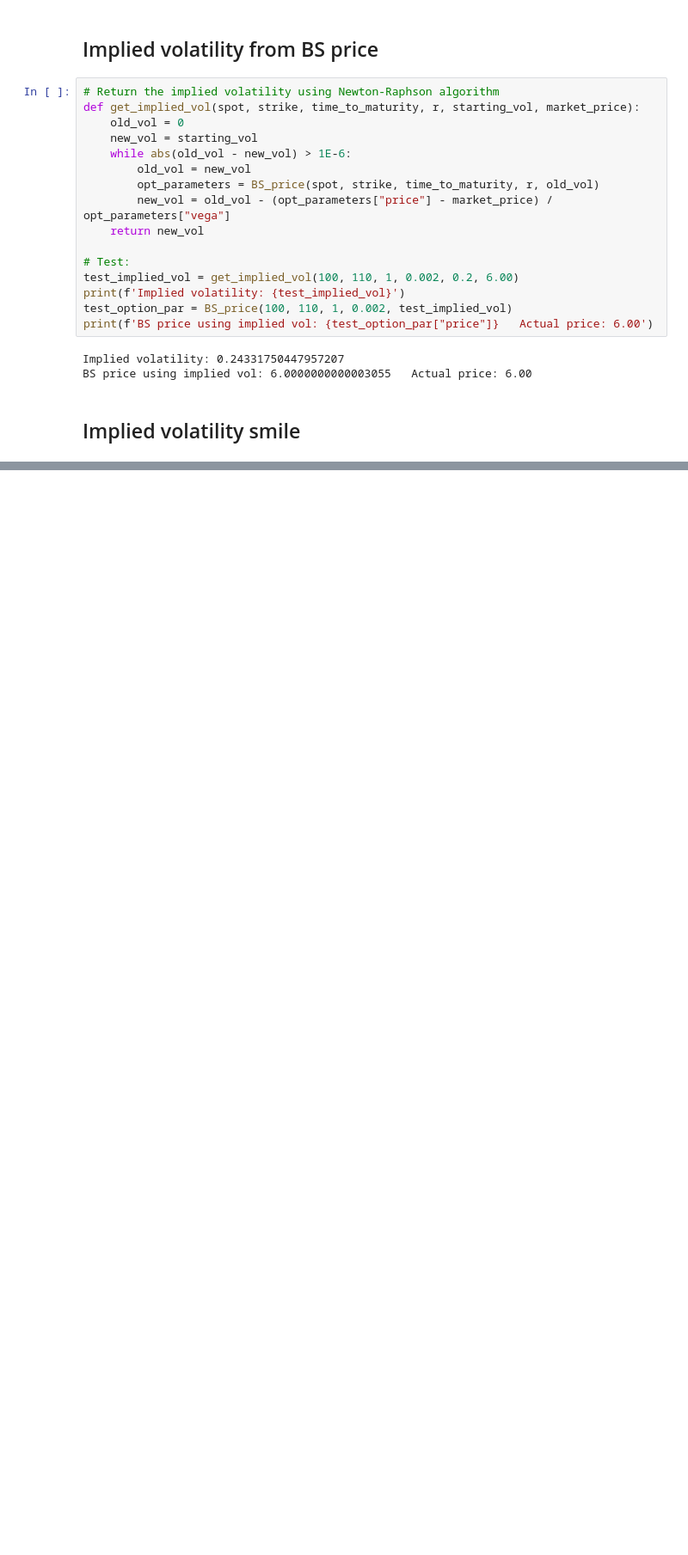
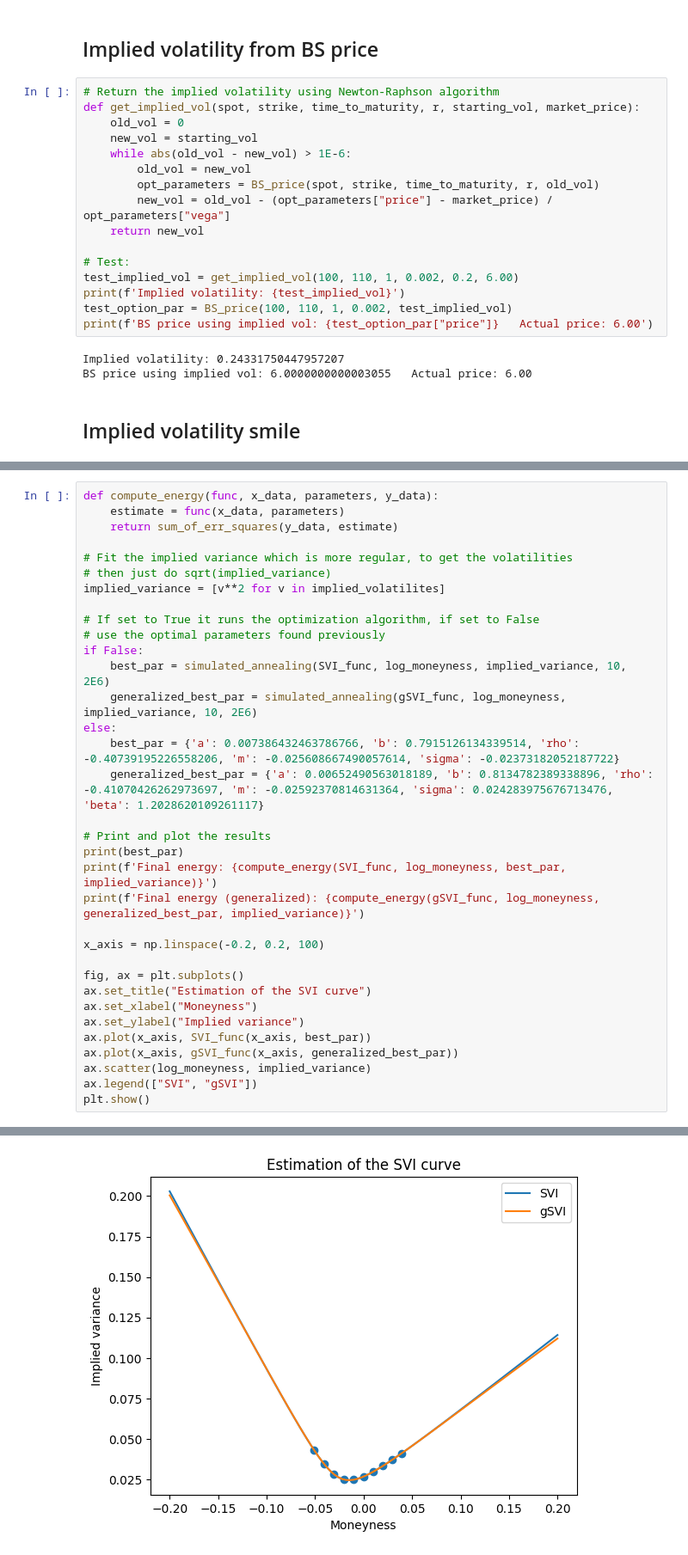
Before and after one commit to Sammas41/Model-Calibration-Project, a Jupyter notebook: JupyterNotebook.ipynb, the cells around one changed output, grey strips where cells are left out. Shown at 86% size. Drawn from its saved outputs; the diff is of its cells as text; blank space fills up the shorter version.

```diff
--- a/JupyterNotebook.ipynb
+++ b/JupyterNotebook.ipynb
@@ -79,0 +252,35 @@ plt.show()
+# %%
+def compute_energy(func, x_data, parameters, y_data):
+    estimate = func(x_data, parameters)
+    return sum_of_err_squares(y_data, estimate)
+
+# Fit the implied variance which is more regular, to get the volatilities
+# then just do sqrt(implied_variance)
+implied_variance = [v**2 for v in implied_volatilites]
+
+# If set to True it runs the optimization algorithm, if set to False
+# use the optimal parameters found previously
+if False:
+    best_par = simulated_annealing(SVI_func, log_moneyness, implied_variance, 10, 2E6)
+    generalized_best_par = simulated_annealing(gSVI_func, log_moneyness, implied_variance, 10, 2E6)
+else:
+    best_par = {'a': 0.007386432463786766, 'b': 0.7915126134339514, 'rho': -0.40739195226558206, 'm': -0.025608667490057614, 'sigma': -0.02373182052187722}
+    generalized_best_par = {'a': 0.00652490563018189, 'b': 0.8134782389338896, 'rho': -0.41070426262973697, 'm': -0.02592370814631364, 'sigma': 0.024283975676713476, 'beta': 1.2028620109261117}
+
+# Print and plot the results
+print(best_par)
+print(f'Final energy: {compute_energy(SVI_func, log_moneyness, best_par, implied_variance)}')
+print(f'Final energy (generalized): {compute_energy(gSVI_func, log_moneyness, generalized_best_par, implied_variance)}')
+
+x_axis = np.linspace(-0.2, 0.2, 100)
+
+fig, ax = plt.subplots()
+ax.set_title("Estimation of the SVI curve")
+ax.set_xlabel("Moneyness")
+ax.set_ylabel("Implied variance")
+ax.plot(x_axis, SVI_func(x_axis, best_par))
+ax.plot(x_axis, gSVI_func(x_axis, generalized_best_par))
+ax.scatter(log_moneyness, implied_variance)
+ax.legend(["SVI", "gSVI"])
+plt.show()
+# %% [output]
@@ -79,0 +290 @@ plt.show()
+[figure, added]
```
Also changed, not shown: parts of 12 cells of this notebook.
